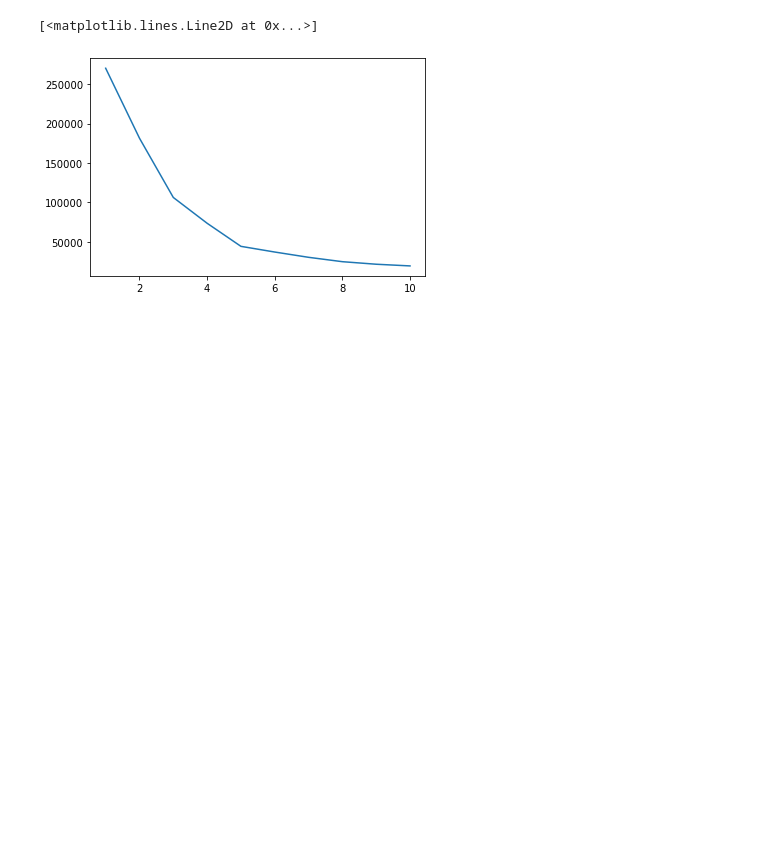
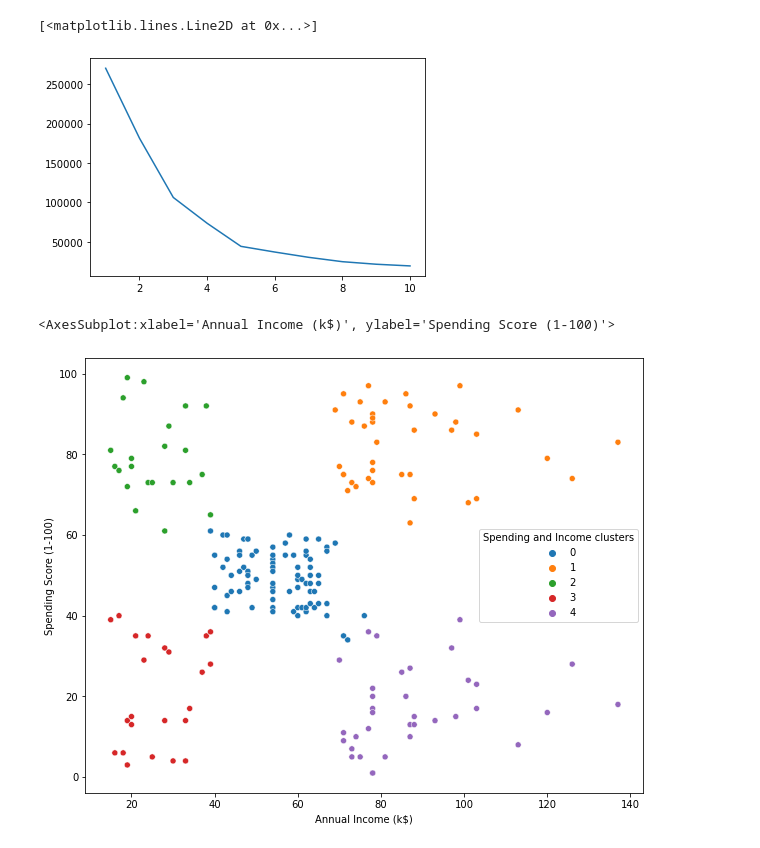
Before and after one commit to drigger091/Customer_segmentation-with-python, a Jupyter notebook: main.ipynb, the cells around one changed output. Saved outputs shown, nothing was run; the diff lists cells and outputs as text; code cells hidden in the pictures; blank space fills up the shorter version.

```diff
--- a/main.ipynb
+++ b/main.ipynb
@@ -310,3 +307,11 @@ plt.plot(range(1,11),inertia_Scores2)
 [figure]
 # %%
 # the elbow is derived to be at 5 so for bivariate analysis the n_clustering will be handled at 5
+# %%
+#better representation of why we took 5 clusters
+
+plt.figure(figsize = (10,8))
+sns.scatterplot(data= df,x= 'Annual Income (k$)',y ='Spending Score (1-100)',hue= 'Spending and Income clusters',palette= 'tab10')
+# %% [output]
+<AxesSubplot:xlabel='Annual Income (k$)', ylabel='Spending Score (1-100)'>
+[figure, added]
```
Also changed, not shown: parts of 2 cells of this notebook.
